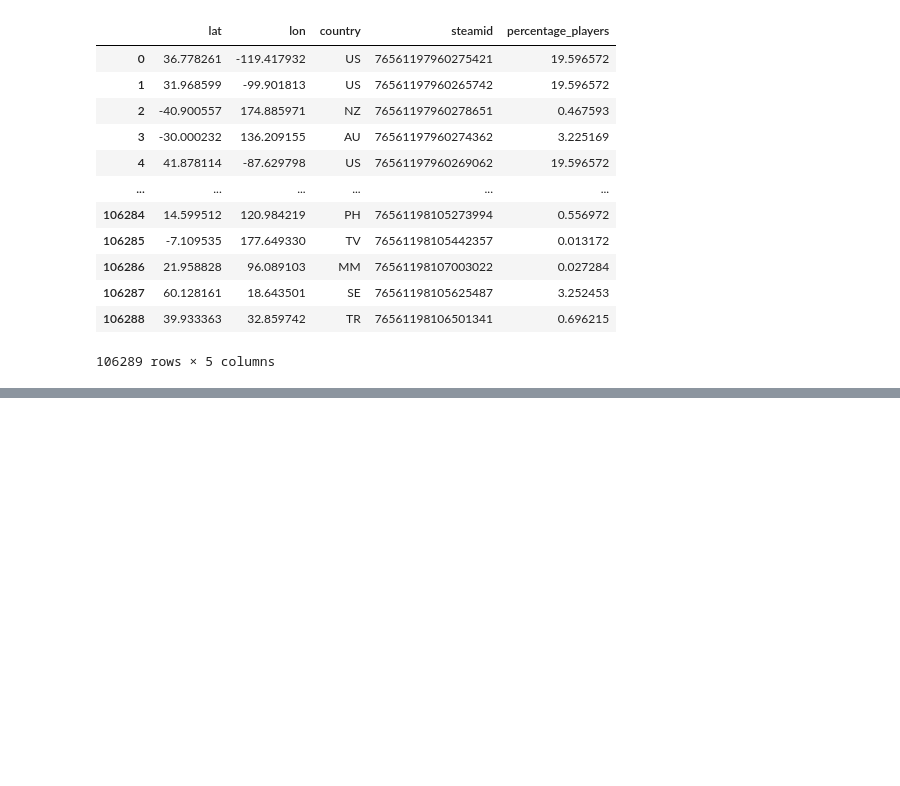
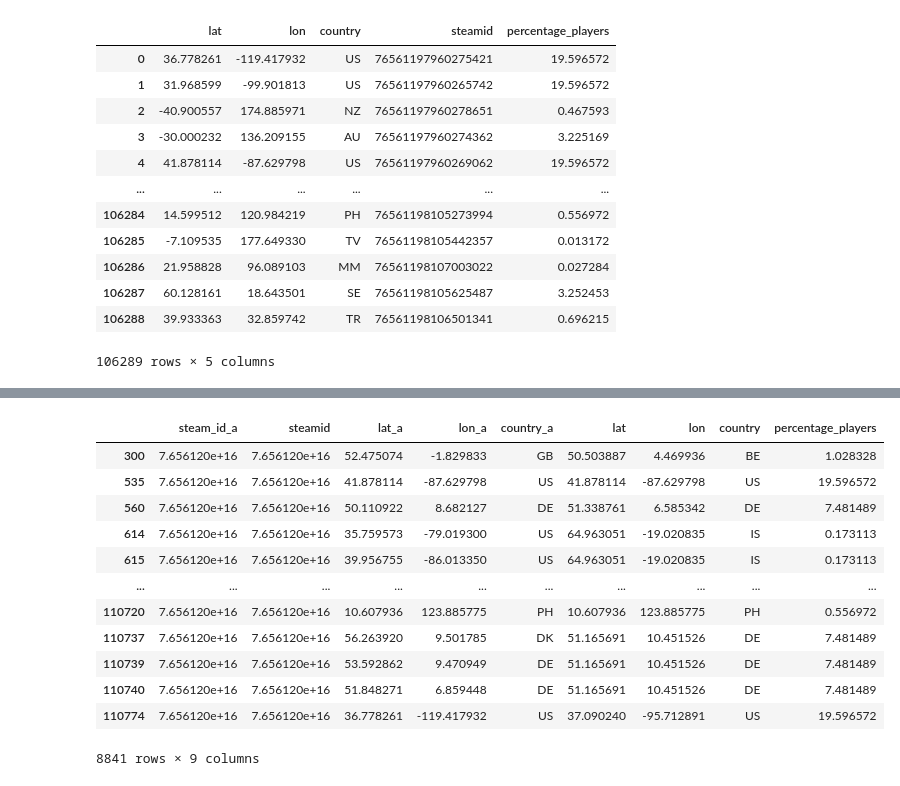
Before and after one commit to tanay-gangey/Full-Steam-Ahead, a Jupyter notebook: notebook/Process Steam Location Data.ipynb, the cells around one changed output, grey strips where cells are left out. Cells and saved outputs as stored; diff of their text form; code cells hidden in the pictures; blank space fills up the shorter version.

```diff
--- a/notebook/Process Steam Location Data.ipynb
+++ b/notebook/Process Steam Location Data.ipynb
@@ -147,0 +197,6 @@ populated_df.to_csv("../steam-data/loc_lat_lng_data_100kUsers.csv")
+# %%
+merged_steam_a = merged_steam_a.loc[:, ['steamid', 'steam_id_b', 'lat', 'lon', 'country']]
+# %%
+merged_steam_a = merged_steam_a.dropna()
+# %%
+merged_steam_a.columns=["steam_id_a", "steamid", "lat_a", "lon_a", "country_a"]
@@ -147,0 +219,18 @@ populated_df.to_csv("../steam-data/loc_lat_lng_data_100kUsers.csv")
+# %%
+merged_steam_b = merged_steam_a.merge(populated_df, on='steamid', how='right').dropna()
+# %%
+merged_steam_b
+# %% [output]
+|  | steam_id_a | steamid | lat_a | lon_a | country_a | lat | lon | country | percentage_players |
+| 300 | 7.656120e+16 | 7.656120e+16 | 52.475074 | -1.829833 | GB | 50.503887 | 4.469936 | BE | 1.028328 |
+| 535 | 7.656120e+16 | 7.656120e+16 | 41.878114 | -87.629798 | US | 41.878114 | -87.629798 | US | 19.596572 |
+| 560 | 7.656120e+16 | 7.656120e+16 | 50.110922 | 8.682127 | DE | 51.338761 | 6.585342 | DE | 7.481489 |
+| 614 | 7.656120e+16 | 7.656120e+16 | 35.759573 | -79.019300 | US | 64.963051 | -19.020835 | IS | 0.173113 |
+| 615 | 7.656120e+16 | 7.656120e+16 | 39.956755 | -86.013350 | US | 64.963051 | -19.020835 | IS | 0.173113 |
+| ... | ... | ... | ... | ... | ... | ... | ... | ... | ... |
+| 110720 | 7.656120e+16 | 7.656120e+16 | 10.607936 | 123.885775 | PH | 10.607936 | 123.885775 | PH | 0.556972 |
+| 110737 | 7.656120e+16 | 7.656120e+16 | 56.263920 | 9.501785 | DK | 51.165691 | 10.451526 | DE | 7.481489 |
+| 110739 | 7.656120e+16 | 7.656120e+16 | 53.592862 | 9.470949 | DE | 51.165691 | 10.451526 | DE | 7.481489 |
+| 110740 | 7.656120e+16 | 7.656120e+16 | 51.848271 | 6.859448 | DE | 51.165691 | 10.451526 | DE | 7.481489 |
+| 110774 | 7.656120e+16 | 7.656120e+16 | 36.778261 | -119.417932 | US | 37.090240 | -95.712891 | US | 19.596572 |
+8841 rows × 9 columns
```
Also changed, not shown: parts of 14 cells of this notebook, 2 other files.
